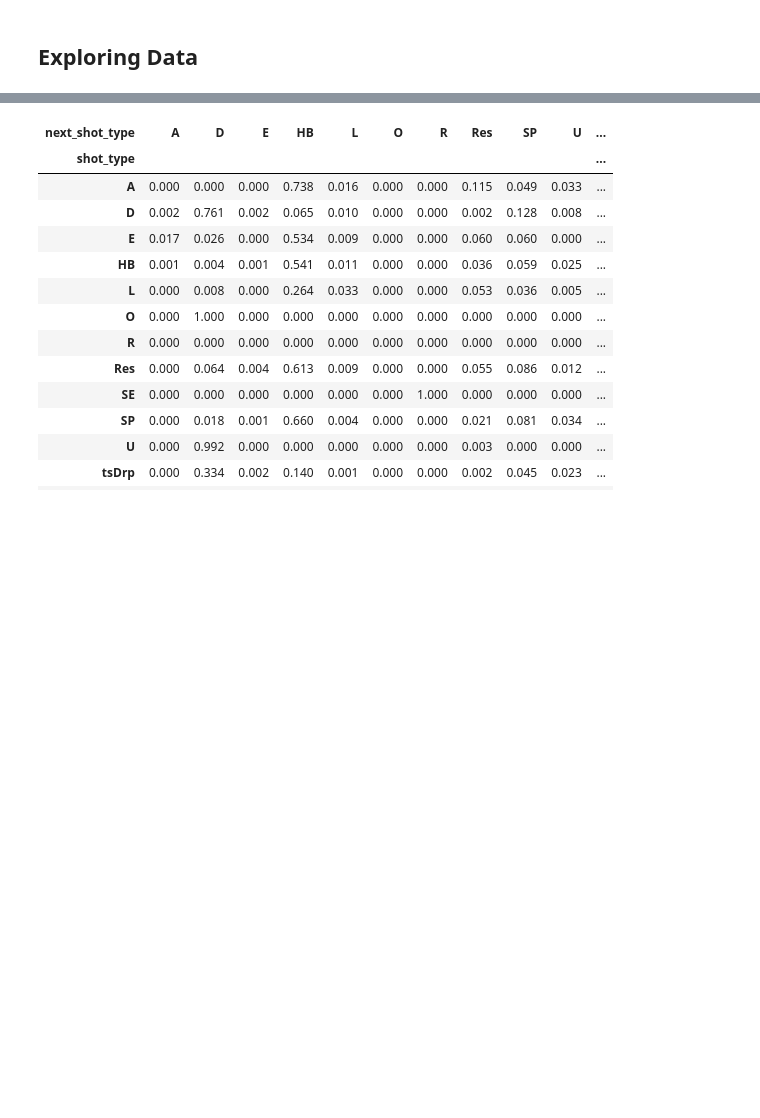
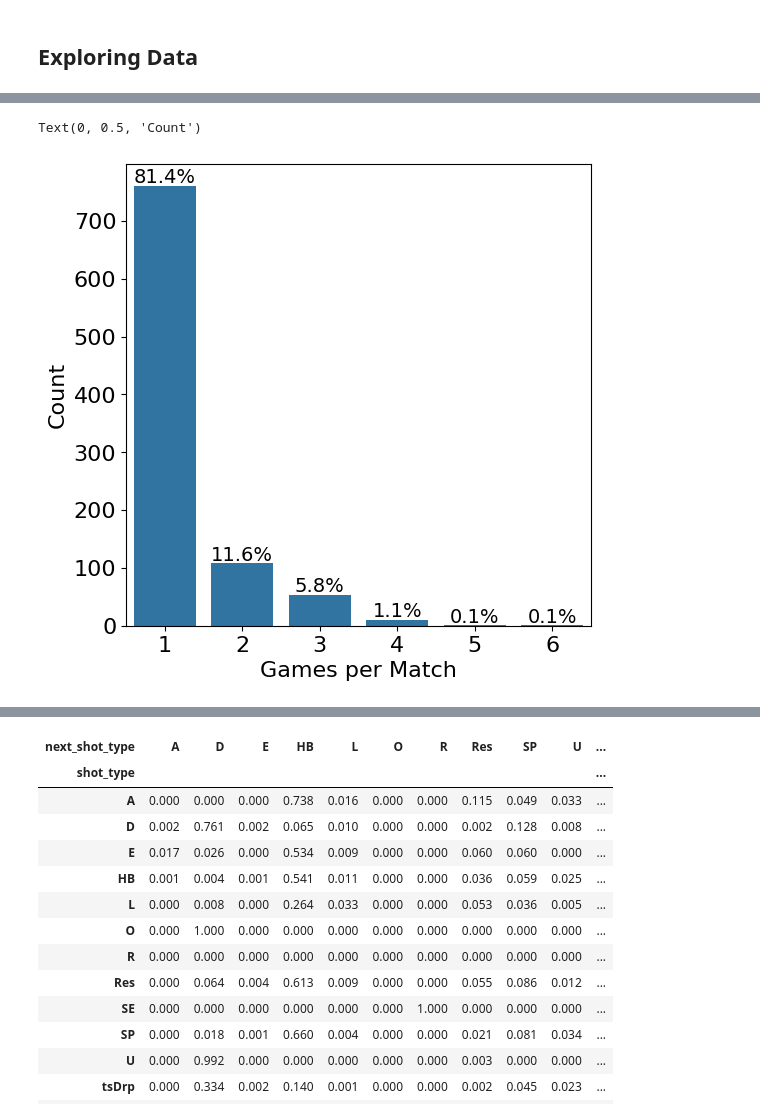
Before and after one commit to Rybus07/in-a-pickle, a Jupyter notebook: notebooks/02_eda.ipynb, the cells around one changed output, grey strips where cells are left out. Drawn from its saved outputs; the diff is of its cells as text; code cells hidden in the pictures; blank space fills up the shorter version.

```diff
--- a/notebooks/02_eda.ipynb
+++ b/notebooks/02_eda.ipynb
@@ -79,8 +81,8 @@ drive.mount('/content/drive')
 # %% [output]
 Mounted at /content/drive
 # %%
-# Path to project data folder
-data_path = ''
+# Andy's path to project data folder
+data_path = '/content/drive/MyDrive/Colab Notebooks/DSCI 521 Final Project (Pickleball Analytics)/data/'
 
 plt.rcParams.update({'font.size': 16})
 # %%
@@ -98 +113,3 @@ shot_rally_df = pd.read_csv(data_path+'shot_rally.csv', index_col=0)
+# %%
+plt.rcParams.update({'font.size': 20})
 # %% [markdown]
@@ -99,0 +128,20 @@ shot_rally_df = pd.read_csv(data_path+'shot_rally.csv', index_col=0)
+# %%
+# plotting count of games per match
+fig = plt.figure(figsize=(6, 6))
+
+total = game_df.shape[0]
+
+ax = sns.countplot(data=game_df, x='game_nbr')
+
+for p in ax.patches:
+    height = p.get_height()
+    ax.text(p.get_x() + p.get_width()/2.,
+            height + 5,
+            '{:1.1f}%'.format(height/total*100),
+            ha="center", size=14)
+
+plt.xlabel('Games per Match')
+plt.ylabel('Count')
+# %% [output]
+Text(0, 0.5, 'Count')
+[figure, added]
```
Also changed, not shown: parts of 36 cells of this notebook.
